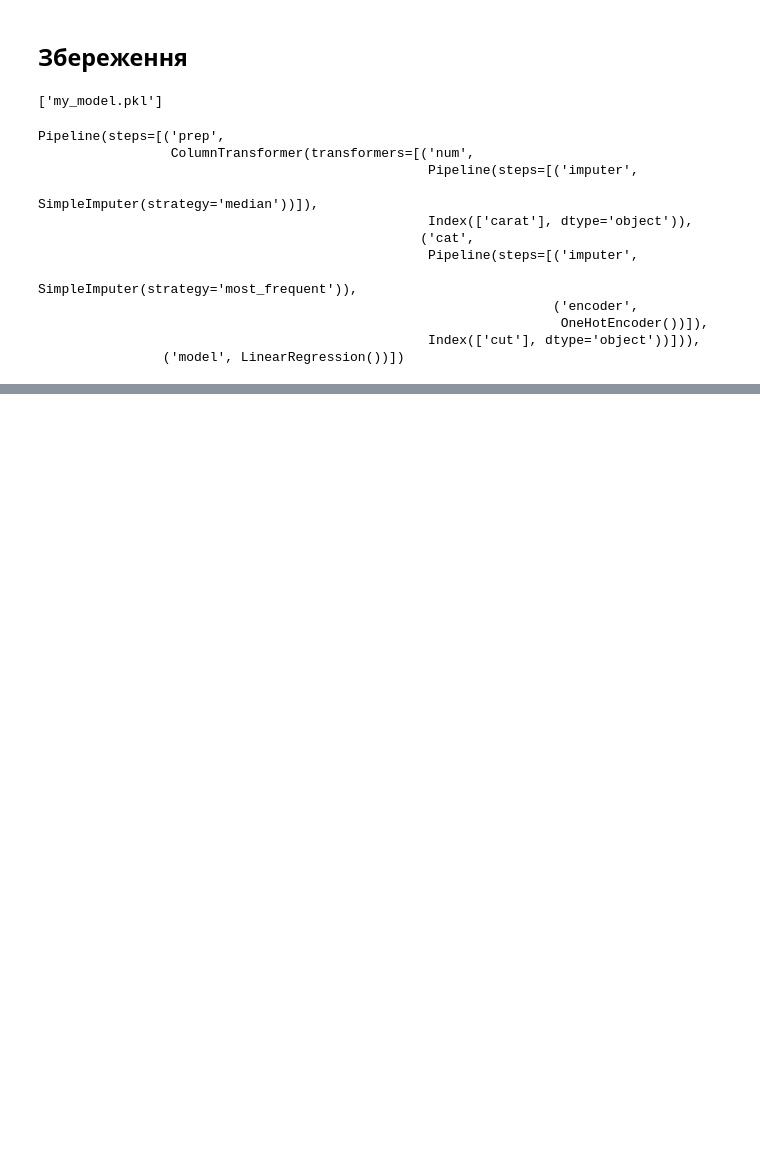
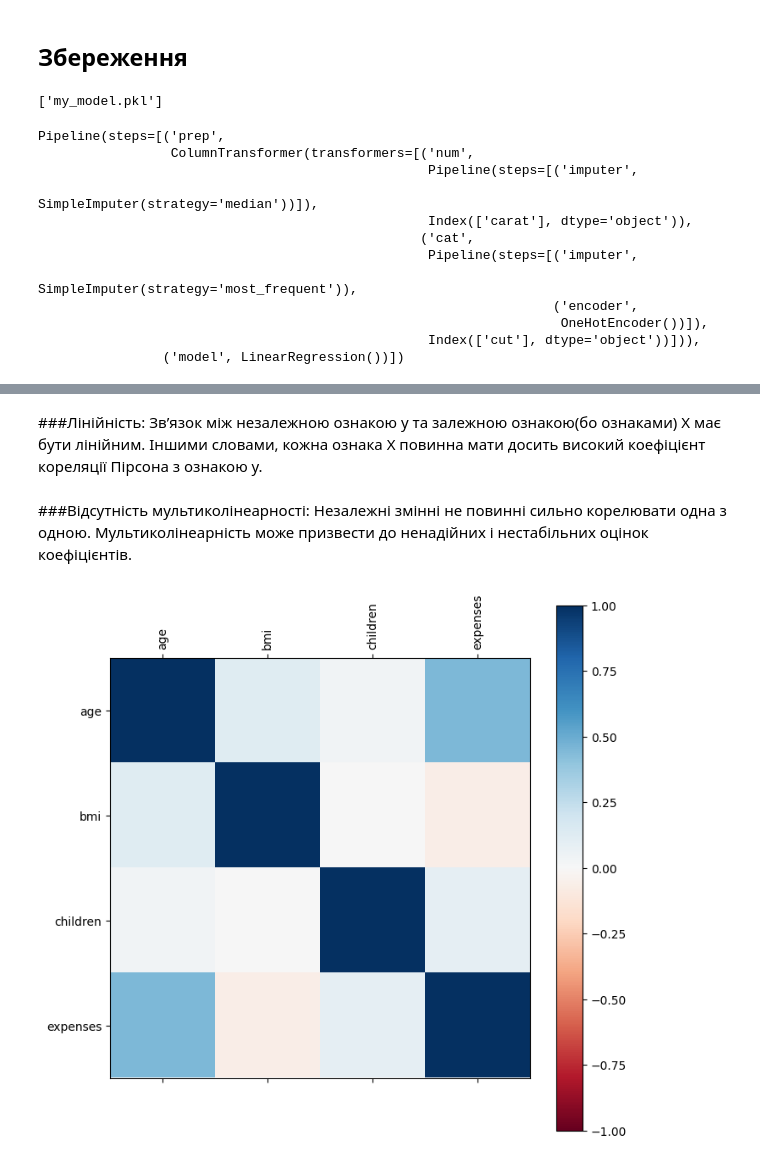
Before and after one commit to HalyshAnton/Python-AI, a Jupyter notebook: linear_regression.ipynb, the cells around one changed output, grey strips where cells are left out. Cells and saved outputs as stored; diff of their text form; code cells hidden in the pictures; blank space fills up the shorter version.

```diff
--- a/linear_regression.ipynb
+++ b/linear_regression.ipynb
@@ -675,0 +685,18 @@ Pipeline(steps=[('prep',
+# %% [markdown]
+###Лінійність:
+Зв’язок між незалежною ознакою y та залежною ознакою(бо ознаками) X має бути лінійним. Іншими словами, кожна ознака X повинна мати досить високий коефіцієнт кореляції Пірсона з ознакою y.
+# %% [markdown]
+###Відсутність мультиколінеарності:
+Незалежні змінні не повинні сильно корелювати одна з одною. Мультиколінеарність може призвести до ненадійних і нестабільних оцінок коефіцієнтів.
+# %%
+corr = df.corr(method="pearson")
+
+fig = plt.figure(figsize=(8,8))
+plt.matshow(corr, cmap='RdBu', fignum=fig.number)
+
+plt.xticks(range(len(corr.columns)), corr.columns, rotation='vertical')
+plt.yticks(range(len(corr.columns)), corr.columns)
+plt.colorbar()
+plt.clim(-1, 1)
+# %% [output]
+[figure, added]
```
Also changed, not shown: parts of 9 cells of this notebook.
